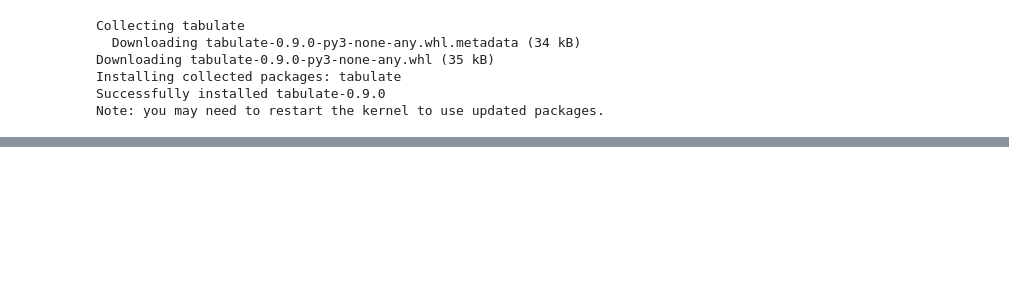
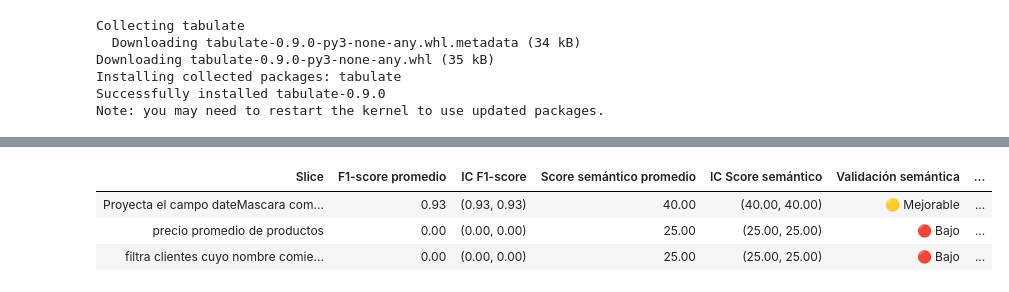
Before and after one commit to AnthonyPortillaCano/DemoSprint1AgenteQueriesProsegur, a Jupyter notebook: notebooks/Semana12.ipynb, the cells around one changed output, grey strips where cells are left out. Saved outputs shown, nothing was run; the diff lists cells and outputs as text; code cells hidden in the pictures; blank space fills up the shorter version.

```diff
--- a/notebooks/Semana12.ipynb
+++ b/notebooks/Semana12.ipynb
@@ -1441,0 +1526,69 @@ pprint(diag)
+# %%
+# Adaptación: análisis conjunto de F1-score y score semántico por slice con tabla bonita (solo problemáticos)
+import pandas as pd
+import numpy as np
+from scipy.stats import norm
+from IPython.display import display, HTML
+
+def calcular_intervalo_confianza(metricas, alpha=0.05):
+    n = len(metricas)
+    media = np.mean(metricas)
+    std_err = np.std(metricas, ddof=1) / np.sqrt(n) if n > 1 else 0
+    z = norm.ppf(1 - alpha/2)
+    intervalo = (media - z*std_err, media + z*std_err)
+    return media, intervalo, n
+
+def mensaje_validacion_semantica(media_sem, umbral=70):
+    if media_sem >= umbral:
+        return "🟢 Satisfactorio"
+    elif media_sem >= 40:
+        return "🟡 Mejorable"
+    else:
+        return "🔴 Bajo"
+
+def analizar_slices_resultados_con_semantico_tabla(df_resultados):
+    filas = []
+    for nombre_slice in df_resultados['slice'].unique():
+        metricas_f1 = df_resultados[df_resultados['slice'] == nombre_slice]['f1_score'].tolist()
+        metricas_sem = df_resultados[df_resultados['slice'] == nombre_slice]['score_semantico'].tolist() if 'score_semantico' in df_resultados else []
+        media_f1, intervalo_f1, n = calcular_intervalo_confianza(metricas_f1)
+        if metricas_sem:
+            media_sem, intervalo_sem, _ = calcular_intervalo_confianza(metricas_sem)
+            validacion_sem = mensaje_validacion_semantica(media_sem)
+        else:
+            media_sem, intervalo_sem, validacion_sem = np.nan, (np.nan, np.nan), "-"
+        causa = ""
+        plan = ""
+        # Solo mostrar los problemáticos
+        if media_f1 < 0.6 :
+            causa = "Sinónimos mal mapeados, queries ambiguas o datos insuficientes."
+            plan = "Revisar diccionario de sinónimos, agregar ejemplos y mejorar el pipeline."
+        if metricas_sem and media_sem < 60:
+            causa += "El agente no reconoce algunos campos genéricos o procesamiento avanzado de fechas"
+            plan += "Mejorar heurística de substring y operadores avanzados; ampliar ejemplos de entrenamiento"
+            filas.append({
+                "Slice": nombre_slice,
+                "F1-score promedio": f"{media_f1:.2f}",
+                "IC F1-score": f"({intervalo_f1[0]:.2f}, {intervalo_f1[1]:.2f})",
+                "Score semántico promedio": f"{media_sem:.2f}" if not np.isnan(media_sem) else '-',
+                "IC Score semántico": f"({intervalo_sem[0]:.2f}, {intervalo_sem[1]:.2f})" if not np.isnan(media_sem) else '-',
+                "Validación semántica": validacion_sem,
+                "Tamaño": n,
+                "Causa probable": causa,
+                "Plan de mitigación": plan
+            })
+    if filas:
+        df_tabla = pd.DataFrame(filas)
+        display(HTML(df_tabla.to_html(index=False, escape=False)))
+    else:
+        print("No hay slices problemáticos según los umbrales definidos.")
+
+# Ejecución ejemplo
+if len(resultados_individuales) > 0:
+    df_resultados = pd.DataFrame(resultados_individuales)
+    analizar_slices_resultados_con_semantico_tabla(df_resultados)
+# %% [output]
+| Slice | F1-score promedio | IC F1-score | Score semántico promedio | IC Score semántico | Validación semántica | ... |
+| Proyecta el campo dateMascara com... | 0.93 | (0.93, 0.93) | 40.00 | (40.00, 40.00) | 🟡 Mejorable | ... |
+| precio promedio de productos | 0.00 | (0.00, 0.00) | 25.00 | (25.00, 25.00) | 🔴 Bajo | ... |
+| filtra clientes cuyo nombre comie... | 0.00 | (0.00, 0.00) | 25.00 | (25.00, 25.00) | 🔴 Bajo | ... |
```
Also changed, not shown: parts of 42 cells of this notebook, 5 other files.
